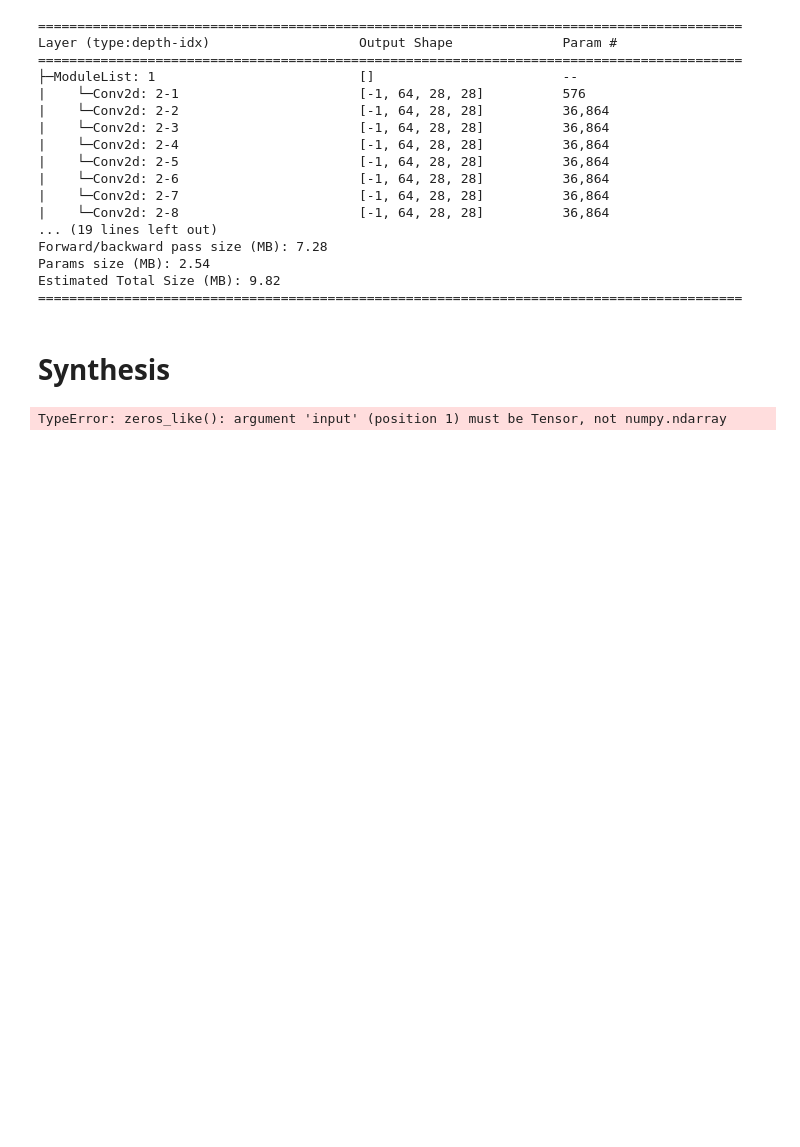
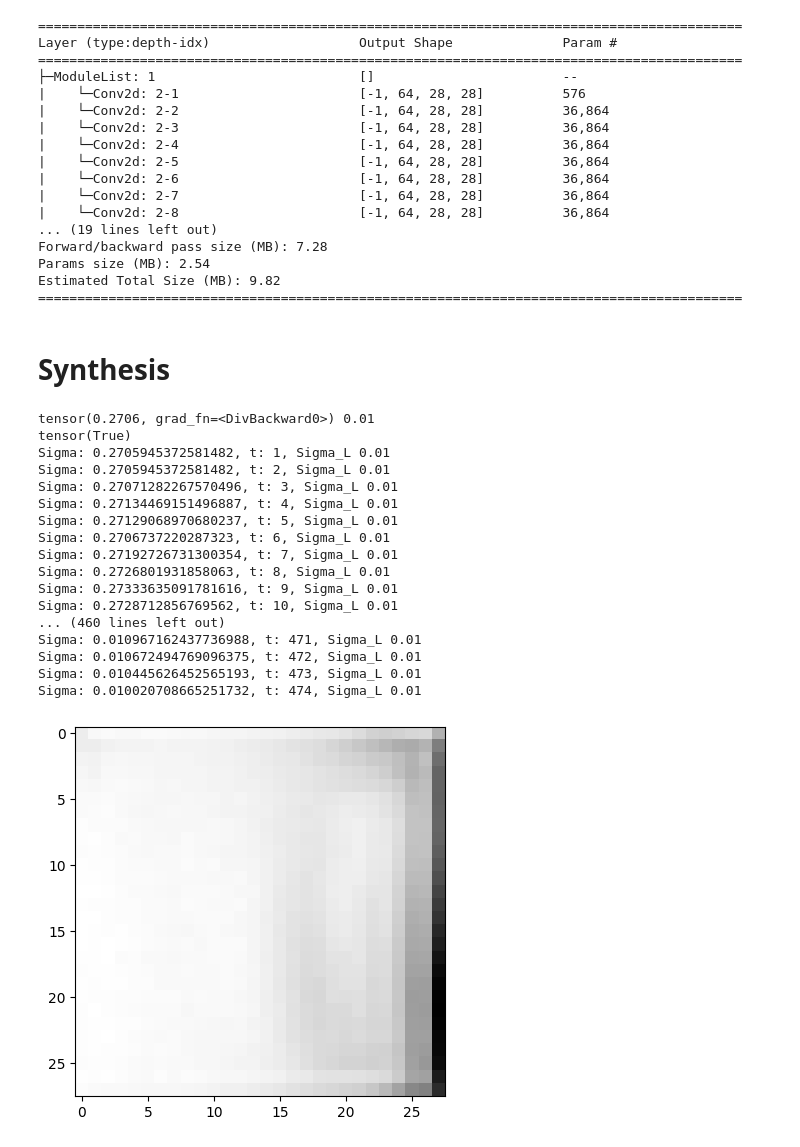
Before and after one commit to mbryant2025/universal_inverse_implementation, a Jupyter notebook: playground.ipynb, the cells around one changed output. Saved outputs shown, nothing was run; the diff lists cells and outputs as text; code cells hidden in the pictures; blank space fills up the shorter version.

```diff
--- a/playground.ipynb
+++ b/playground.ipynb
@@ -71,17 +137,42 @@ Estimated Total Size (MB): 9.82
 # %%
 # def universal_inverse_solver(M, M_T, x_c, denoiser, sigma_0=1, sigma_L=0.01, h_0=0.01, beta=0.01):
 
 
 
 # For synthesis, both M and M_T are zero like or shape sample image
 # Images are mnist, so 28x28
 # Create a Tensor of zeros with the same shape as the sample image
 
 # Input image is 28x28 of zeros and noise will be added to it
 # This will be synthesized by the denoiser
 patch_size = (1, 28, 28) # 1 channel, 28x28
 x_c = torch.zeros(patch_size)
 
 synth = universal_inverse_solver(x_c, denoiser)
+
+# Reshape the synthesized image to be 28x28
+synth = synth.view(1,1,28,28)
+
+# Show synthesized image
+import matplotlib.pyplot as plt
+plt.imshow(synth[0,0,:,:].detach().numpy(), cmap='gray')
+plt.show()
 # %% [output]
-TypeError: zeros_like(): argument 'input' (position 1) must be Tensor, not numpy.ndarray
+tensor(0.2706, grad_fn=<DivBackward0>) 0.01
+tensor(True)
+Sigma: 0.2705945372581482, t: 1, Sigma_L 0.01
+Sigma: 0.2705945372581482, t: 2, Sigma_L 0.01
+Sigma: 0.27071282267570496, t: 3, Sigma_L 0.01
+Sigma: 0.27134469151496887, t: 4, Sigma_L 0.01
+Sigma: 0.27129068970680237, t: 5, Sigma_L 0.01
+Sigma: 0.2706737220287323, t: 6, Sigma_L 0.01
+Sigma: 0.27192726731300354, t: 7, Sigma_L 0.01
+Sigma: 0.2726801931858063, t: 8, Sigma_L 0.01
+Sigma: 0.27333635091781616, t: 9, Sigma_L 0.01
+Sigma: 0.2728712856769562, t: 10, Sigma_L 0.01
+... (460 lines left out)
+Sigma: 0.010967162437736988, t: 471, Sigma_L 0.01
+Sigma: 0.010672494769096375, t: 472, Sigma_L 0.01
+Sigma: 0.010445626452565193, t: 473, Sigma_L 0.01
+Sigma: 0.010020708665251732, t: 474, Sigma_L 0.01
+[figure, added]
```
Also changed, not shown: parts of 2 cells of this notebook, 3 other files.
